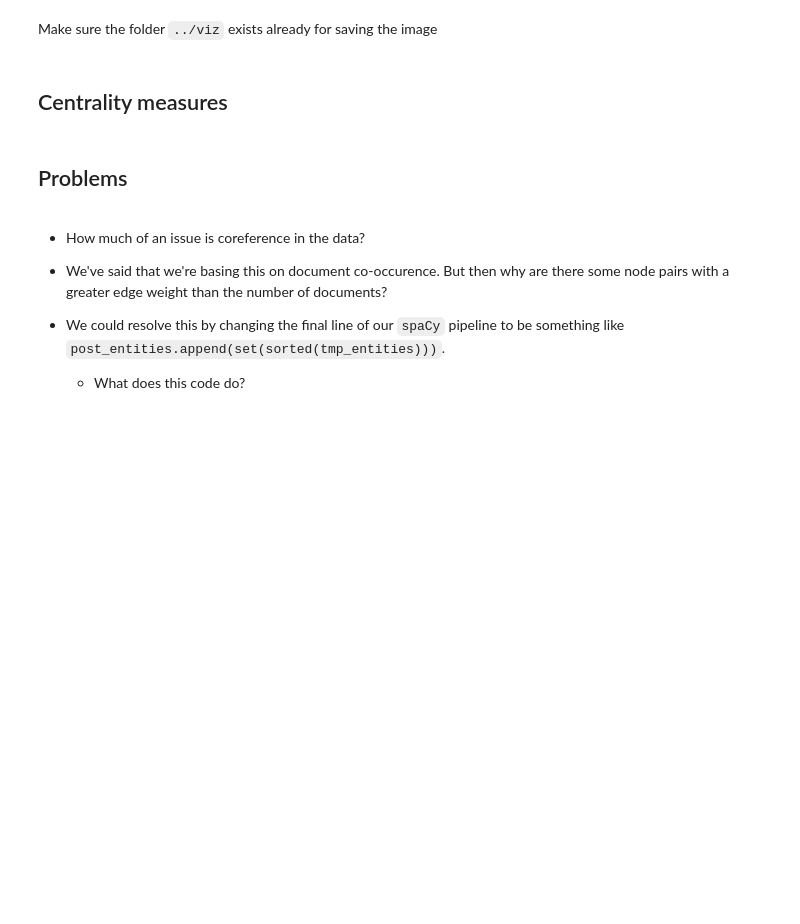
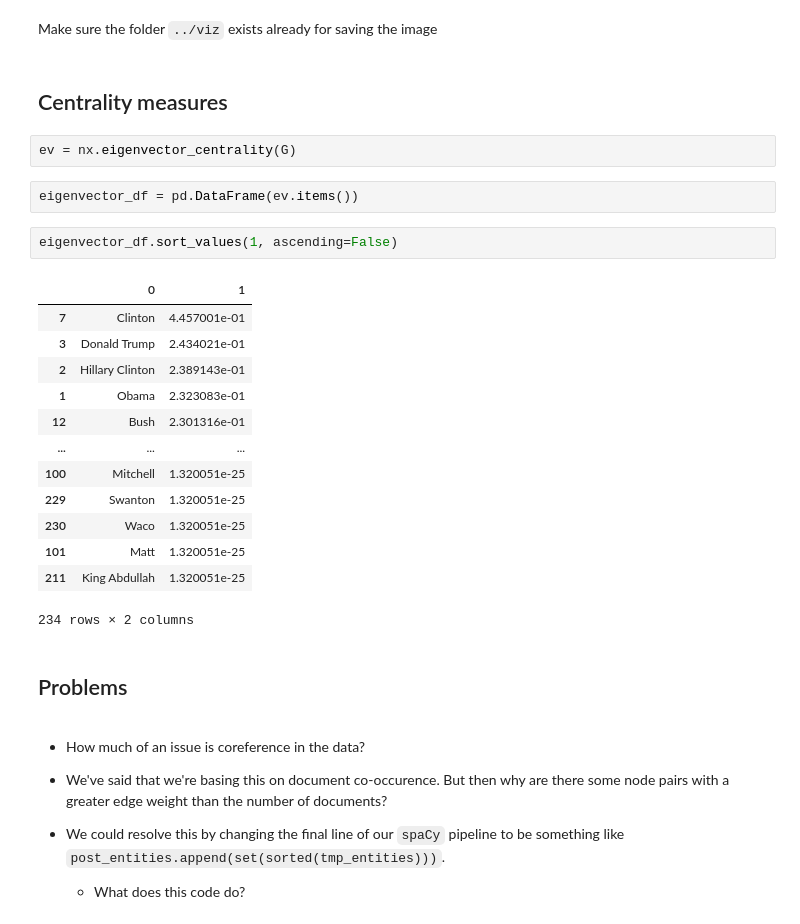
Before and after one commit to CDS-AU-DK/cds-language, a Jupyter notebook: notebooks/session6._inclass_rdkm.ipynb, the cells around one changed output. Cells and saved outputs as stored; diff of their text form; blank space fills up the shorter version.

````diff
--- a/notebooks/session6._inclass_rdkm.ipynb
+++ b/notebooks/session6._inclass_rdkm.ipynb
@@ -46,6 +144,26 @@ https://networkx.org/documentation/stable/reference/drawing.html
 Make sure the folder ```../viz``` exists already for saving the image
 # %% [markdown]
 ## Centrality measures
+# %%
+ev = nx.eigenvector_centrality(G)
+# %%
+eigenvector_df = pd.DataFrame(ev.items())
+# %%
+eigenvector_df.sort_values(1, ascending=False)
+# %% [output]
+|  | 0 | 1 |
+| 7 | Clinton | 4.457001e-01 |
+| 3 | Donald Trump | 2.434021e-01 |
+| 2 | Hillary Clinton | 2.389143e-01 |
+| 1 | Obama | 2.323083e-01 |
+| 12 | Bush | 2.301316e-01 |
+| ... | ... | ... |
+| 100 | Mitchell | 1.320051e-25 |
+| 229 | Swanton | 1.320051e-25 |
+| 230 | Waco | 1.320051e-25 |
+| 101 | Matt | 1.320051e-25 |
+| 211 | King Abdullah | 1.320051e-25 |
+234 rows × 2 columns
 # %% [markdown]
 ## Problems
 # %% [markdown]
````
Also changed, not shown: parts of 14 cells of this notebook.
